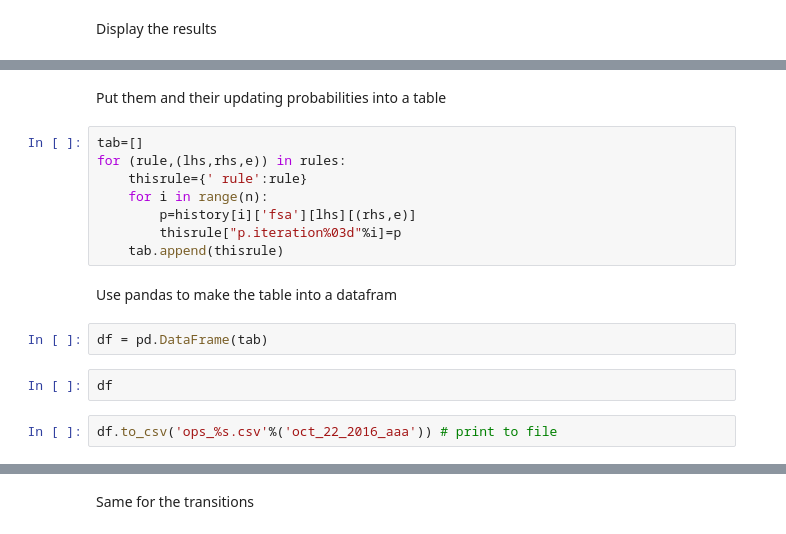
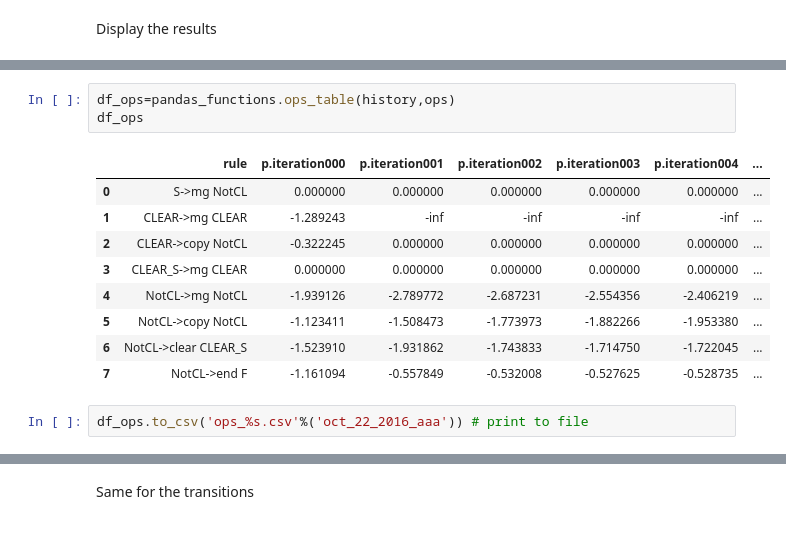
Before and after one commit to megodoonch/birdsong, a Jupyter notebook: markhov/markhov.ipynb, the cells around one changed output, grey strips where cells are left out. Drawn from its saved outputs; the diff is of its cells as text.

```diff
--- a/markhov/markhov.ipynb
+++ b/markhov/markhov.ipynb
@@ -133,19 +303,16 @@ for lhs in ops:
-# %% [markdown]
-Put them and their updating probabilities into a table
-# %%
-tab=[]
-for (rule,(lhs,rhs,e)) in rules:
-    thisrule={' rule':rule}
-    for i in range(n):
-        p=history[i]['fsa'][lhs][(rhs,e)]
-        thisrule["p.iteration%03d"%i]=p
-    tab.append(thisrule)
-# %% [markdown]
-Use pandas to make the table into a datafram
-# %%
-df = pd.DataFrame(tab)
-# %%
-df
+# %%
+df_ops=pandas_functions.ops_table(history,ops)
+df_ops
+# %% [output]
+|  | rule | p.iteration000 | p.iteration001 | p.iteration002 | p.iteration003 | p.iteration004 | ... |
+| 0 | S->mg NotCL | 0.000000 | 0.000000 | 0.000000 | 0.000000 | 0.000000 | ... |
+| 1 | CLEAR->mg CLEAR | -1.289243 | -inf | -inf | -inf | -inf | ... |
+| 2 | CLEAR->copy NotCL | -0.322245 | 0.000000 | 0.000000 | 0.000000 | 0.000000 | ... |
+| 3 | CLEAR_S->mg CLEAR | 0.000000 | 0.000000 | 0.000000 | 0.000000 | 0.000000 | ... |
+| 4 | NotCL->mg NotCL | -1.939126 | -2.789772 | -2.687231 | -2.554356 | -2.406219 | ... |
+| 5 | NotCL->copy NotCL | -1.123411 | -1.508473 | -1.773973 | -1.882266 | -1.953380 | ... |
+| 6 | NotCL->clear CLEAR_S | -1.523910 | -1.931862 | -1.743833 | -1.714750 | -1.722045 | ... |
+| 7 | NotCL->end F | -1.161094 | -0.557849 | -0.532008 | -0.527625 | -0.528735 | ... |
 # %%
-df.to_csv('ops_%s.csv'%('oct_22_2016_aaa')) # print to file
+df_ops.to_csv('ops_%s.csv'%('oct_22_2016_aaa')) # print to file
 # %%
```
Also changed, not shown: parts of 53 cells of this notebook, 2 other files.
